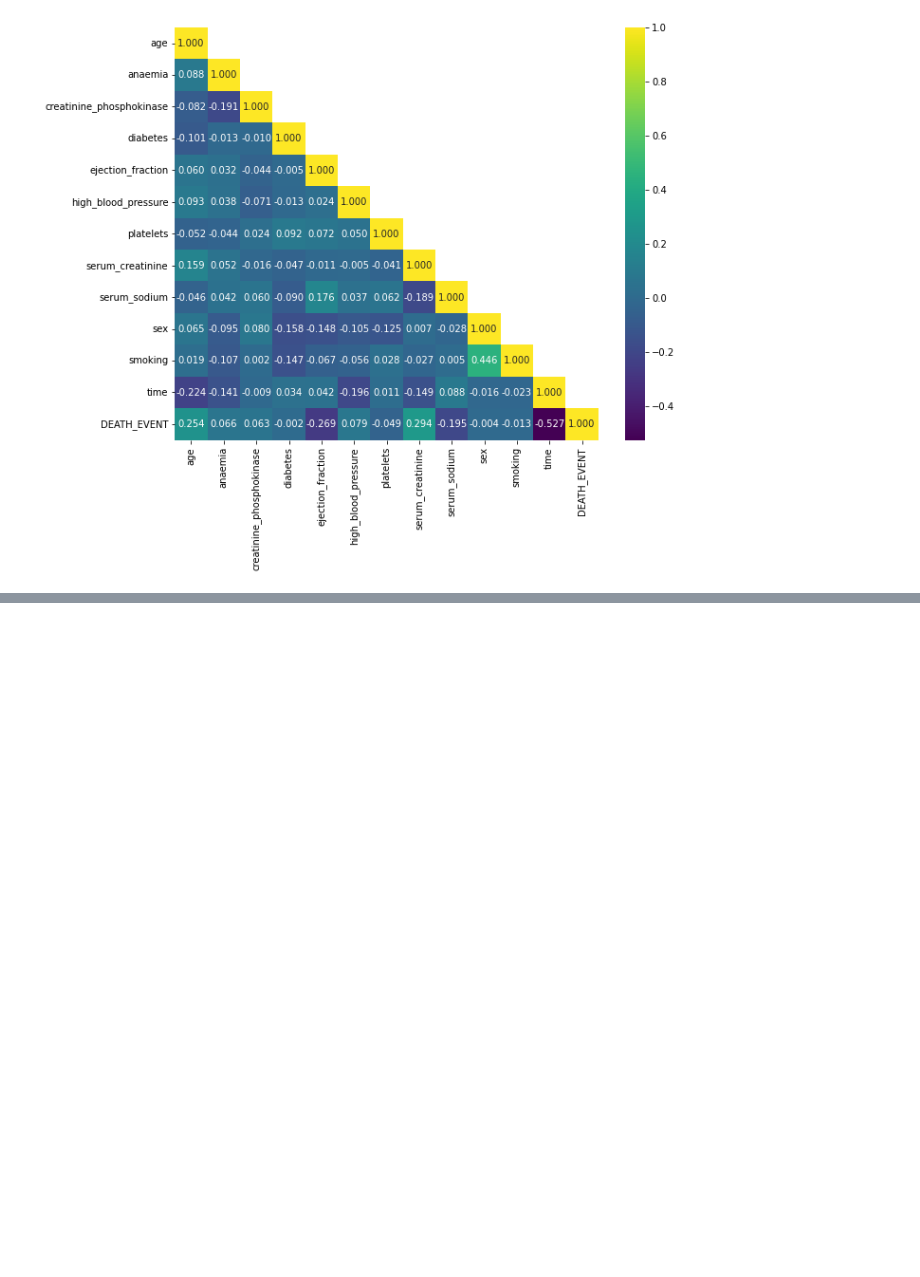
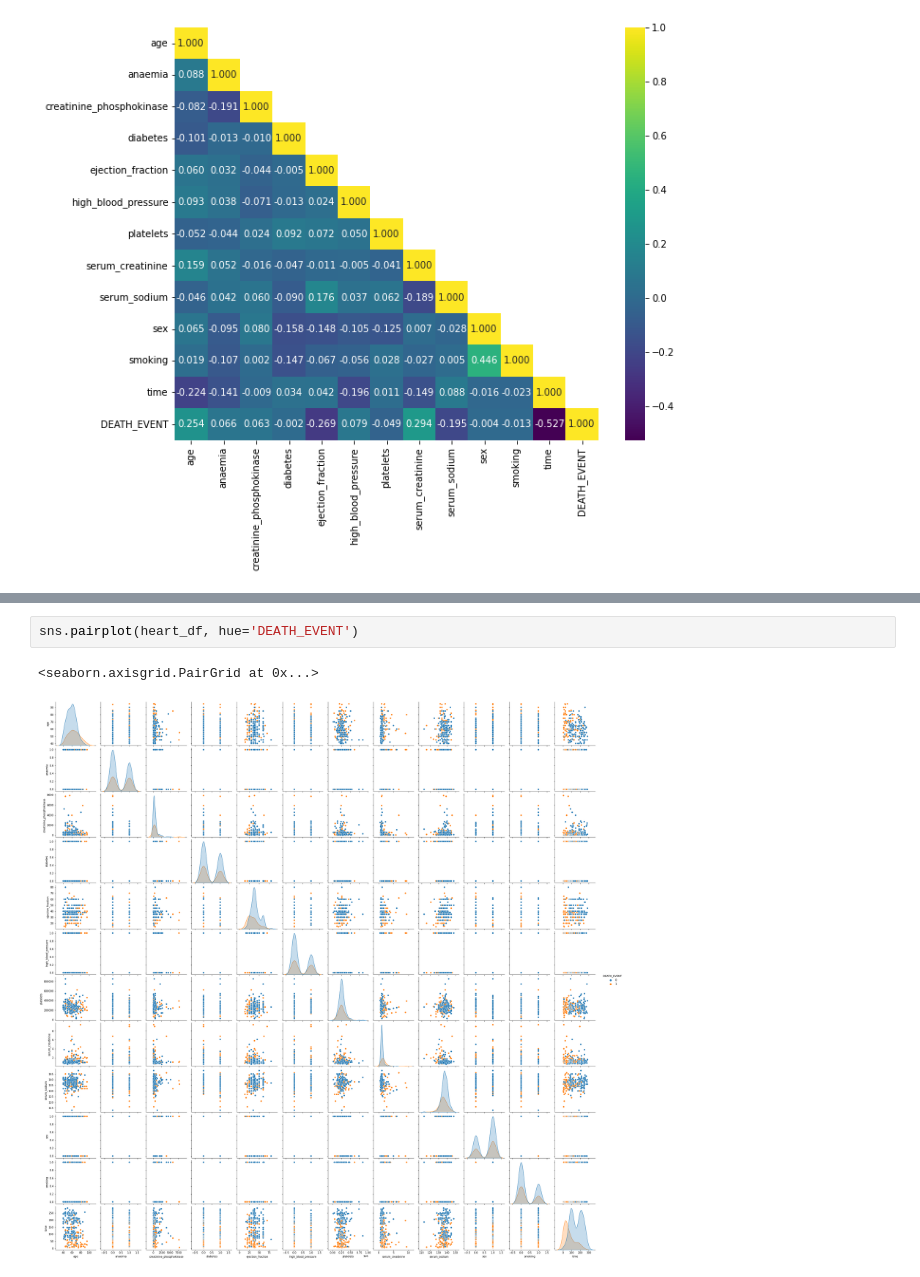
Before and after one commit to gabrielblins/heart-failure-LAIS, a Jupyter notebook: heart-failure-ML.ipynb, the cells around one changed output, grey strips where cells are left out. Cells and saved outputs as stored; diff of their text form; blank space fills up the shorter version.

Commit message:
visualization and outlier removal

```diff
--- a/heart-failure-ML.ipynb
+++ b/heart-failure-ML.ipynb
@@ -101,0 +139,5 @@ sns.heatmap(heart_df.corr(), annot=True, cmap='viridis', fmt='.3f', mask=mask)
+# %%
+sns.pairplot(heart_df, hue='DEATH_EVENT')
+# %% [output]
+<seaborn.axisgrid.PairGrid at 0x...>
+[figure, added]
```
Also changed, not shown: parts of 10 cells of this notebook.
